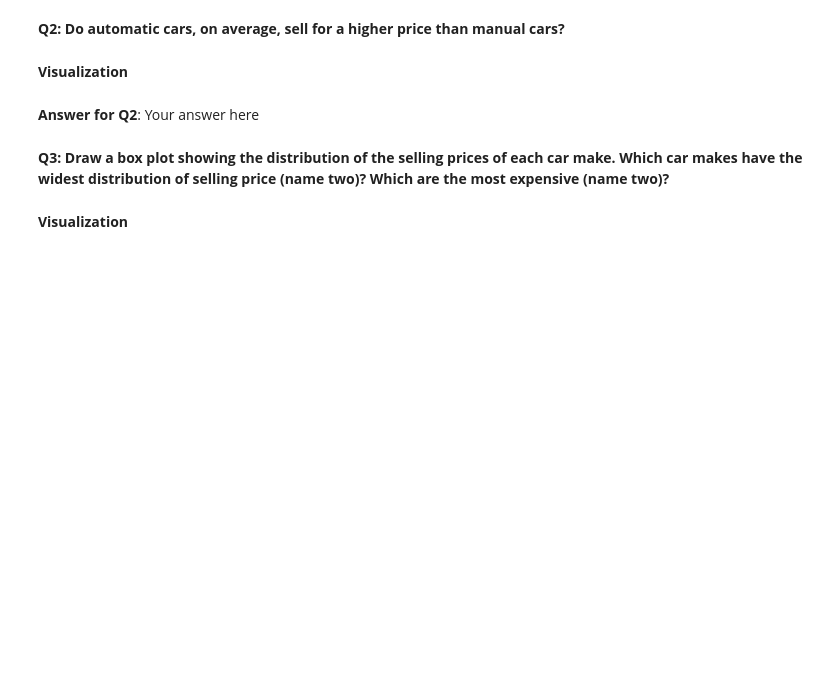
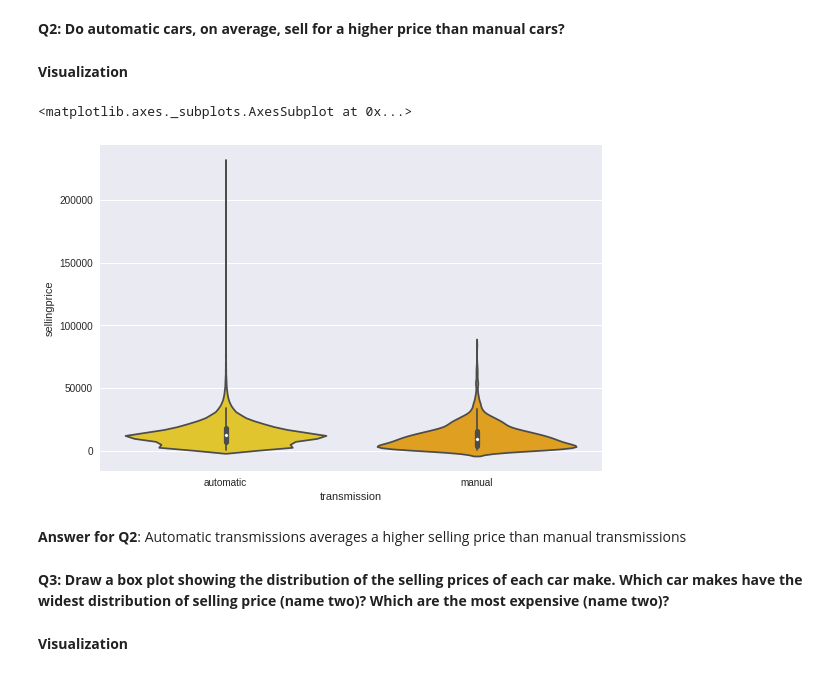
Before and after one commit to omartarek2000/Blizzard, a Jupyter notebook: Regression_Mini-Project.ipynb, the cells around one changed output. Cells and saved outputs as stored; diff of their text form; code cells hidden in the pictures; blank space fills up the shorter version.

```diff
--- a/Regression_Mini-Project.ipynb
+++ b/Regression_Mini-Project.ipynb
@@ -114,8 +335,15 @@ plt.tight_layout()
 **Q2: Do automatic cars, on average, sell for a higher price than manual cars?**
 # %% [markdown]
 **Visualization**
-# %% [markdown]
-**Answer for Q2**: Your answer here
+# %%
+f = plt.figure(figsize=(9,6))
+sns.violinplot(x='transmission', y='sellingprice', data=df, palette='Wistia')
+#Choosing the Violin plot for visualisation
+# %% [output]
+<matplotlib.axes._subplots.AxesSubplot at 0x...>
+[figure, added]
+# %% [markdown]
+**Answer for Q2**: Automatic transmissions averages a higher selling price than manual transmissions
 # %% [markdown]
 **Q3: Draw a box plot showing the distribution of the selling prices of each car make. Which car makes have the widest distribution of selling price (name two)? Which are the most expensive (name two)?**
 # %% [markdown]
```
Also changed, not shown: parts of 42 cells of this notebook.
